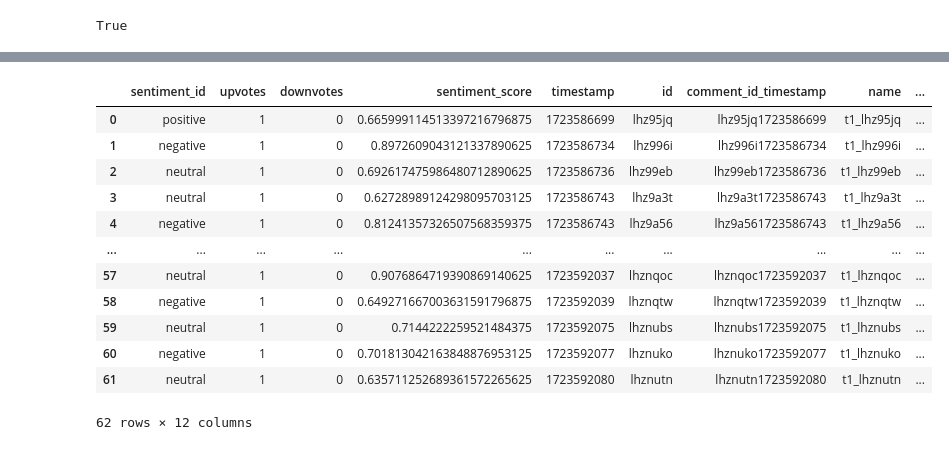
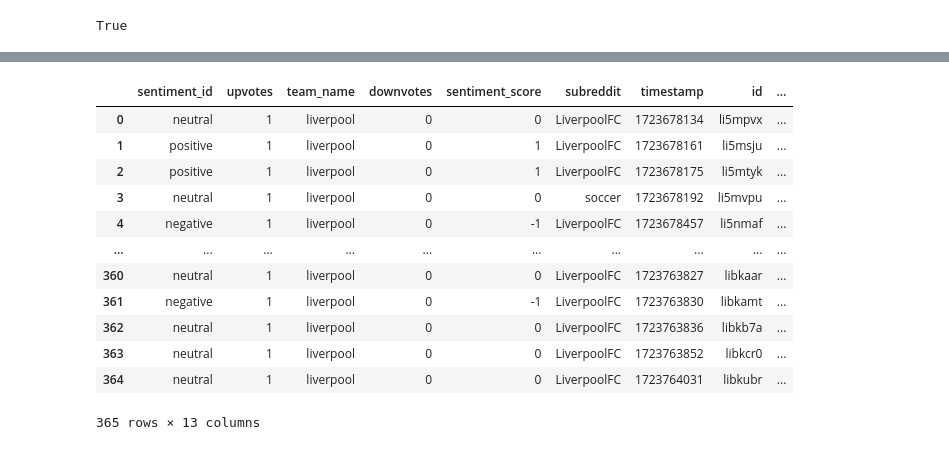
Before and after one commit to jggreen3/realtime-reddit-soccer-sentiment-analysis, a Jupyter notebook: notebooks/visualization.ipynb, the cells around one changed output, grey strips where cells are left out. Cells and saved outputs as stored; diff of their text form; code cells hidden in the pictures.

```diff
--- a/notebooks/visualization.ipynb
+++ b/notebooks/visualization.ipynb
@@ -94,8 +94,8 @@ class Comment:
         """
 
         try:
-            response = self.table.query(KeyConditionExpression=Key("match_id_date")
-                                        .eq(match_id_date))
+            response = self.table.query(KeyConditionExpression=Key("team_name")
+                                        .eq(team_name))
         except ClientError as err:
             print(f"Couldnt query for comments with {match_id_date}: \
                   {err.response['Error']['Code']}, {err.response['Error']['Message']}")
@@ -120,18 +129,24 @@ df = pd.DataFrame(raw_data)
 # %%
-df['date'] = pd.to_datetime(df['timestamp'].astype(int), unit='s').dt.floor('Min')
+import datetime
+
+df['date'] = (pd.to_datetime(df['timestamp'].astype(int), unit='s').dt.tz_localize('UTC')
+                      .dt.tz_convert('US/Pacific').dt.floor('Min').dt.tz_localize(None))
+
+df_count = (df.groupby(['date', 'sentiment_id'], as_index=False)['id'].count()
+            .rename(columns={'id': 'count'}))
 
 df
 # %% [output]
-|  | sentiment_id | upvotes | downvotes | sentiment_score | timestamp | id | comment_id_timestamp | name | ... |
-| 0 | positive | 1 | 0 | 0.665999114513397216796875 | 1723586699 | lhz95jq | lhz95jq1723586699 | t1_lhz95jq | ... |
-| 1 | negative | 1 | 0 | 0.8972609043121337890625 | 1723586734 | lhz996i | lhz996i1723586734 | t1_lhz996i | ... |
-| 2 | neutral | 1 | 0 | 0.692617475986480712890625 | 1723586736 | lhz99eb | lhz99eb1723586736 | t1_lhz99eb | ... |
-| 3 | neutral | 1 | 0 | 0.62728989124298095703125 | 1723586743 | lhz9a3t | lhz9a3t1723586743 | t1_lhz9a3t | ... |
-| 4 | negative | 1 | 0 | 0.81241357326507568359375 | 1723586743 | lhz9a56 | lhz9a561723586743 | t1_lhz9a56 | ... |
+|  | sentiment_id | upvotes | team_name | downvotes | sentiment_score | subreddit | timestamp | id | ... |
+| 0 | neutral | 1 | liverpool | 0 | 0 | LiverpoolFC | 1723678134 | li5mpvx | ... |
+| 1 | positive | 1 | liverpool | 0 | 1 | LiverpoolFC | 1723678161 | li5msju | ... |
+| 2 | positive | 1 | liverpool | 0 | 1 | LiverpoolFC | 1723678175 | li5mtyk | ... |
+| 3 | neutral | 1 | liverpool | 0 | 0 | soccer | 1723678192 | li5mvpu | ... |
+| 4 | negative | 1 | liverpool | 0 | -1 | LiverpoolFC | 1723678457 | li5nmaf | ... |
 | ... | ... | ... | ... | ... | ... | ... | ... | ... | ... |
-| 57 | neutral | 1 | 0 | 0.9076864719390869140625 | 1723592037 | lhznqoc | lhznqoc1723592037 | t1_lhznqoc | ... |
-| 58 | negative | 1 | 0 | 0.649271667003631591796875 | 1723592039 | lhznqtw | lhznqtw1723592039 | t1_lhznqtw | ... |
-| 59 | neutral | 1 | 0 | 0.7144222259521484375 | 1723592075 | lhznubs | lhznubs1723592075 | t1_lhznubs | ... |
-| 60 | negative | 1 | 0 | 0.701813042163848876953125 | 1723592077 | lhznuko | lhznuko1723592077 | t1_lhznuko | ... |
-| 61 | neutral | 1 | 0 | 0.635711252689361572265625 | 1723592080 | lhznutn | lhznutn1723592080 | t1_lhznutn | ... |
+| 360 | neutral | 1 | liverpool | 0 | 0 | LiverpoolFC | 1723763827 | libkaar | ... |
+| 361 | negative | 1 | liverpool | 0 | -1 | LiverpoolFC | 1723763830 | libkamt | ... |
+| 362 | neutral | 1 | liverpool | 0 | 0 | LiverpoolFC | 1723763836 | libkb7a | ... |
+| 363 | neutral | 1 | liverpool | 0 | 0 | LiverpoolFC | 1723763852 | libkcr0 | ... |
+| 364 | neutral | 1 | liverpool | 0 | 0 | LiverpoolFC | 1723764031 | libkubr | ... |
-62 rows × 12 columns
+365 rows × 13 columns
```
Also changed, not shown: parts of 15 cells of this notebook, 10 other files.
